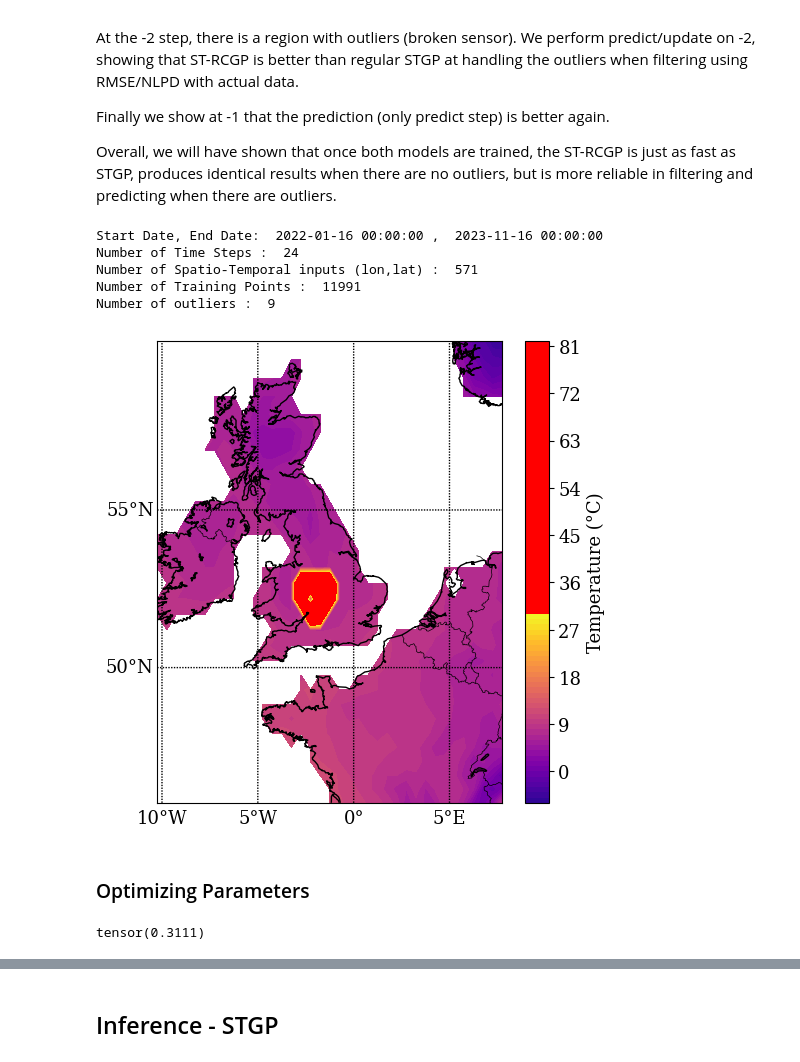
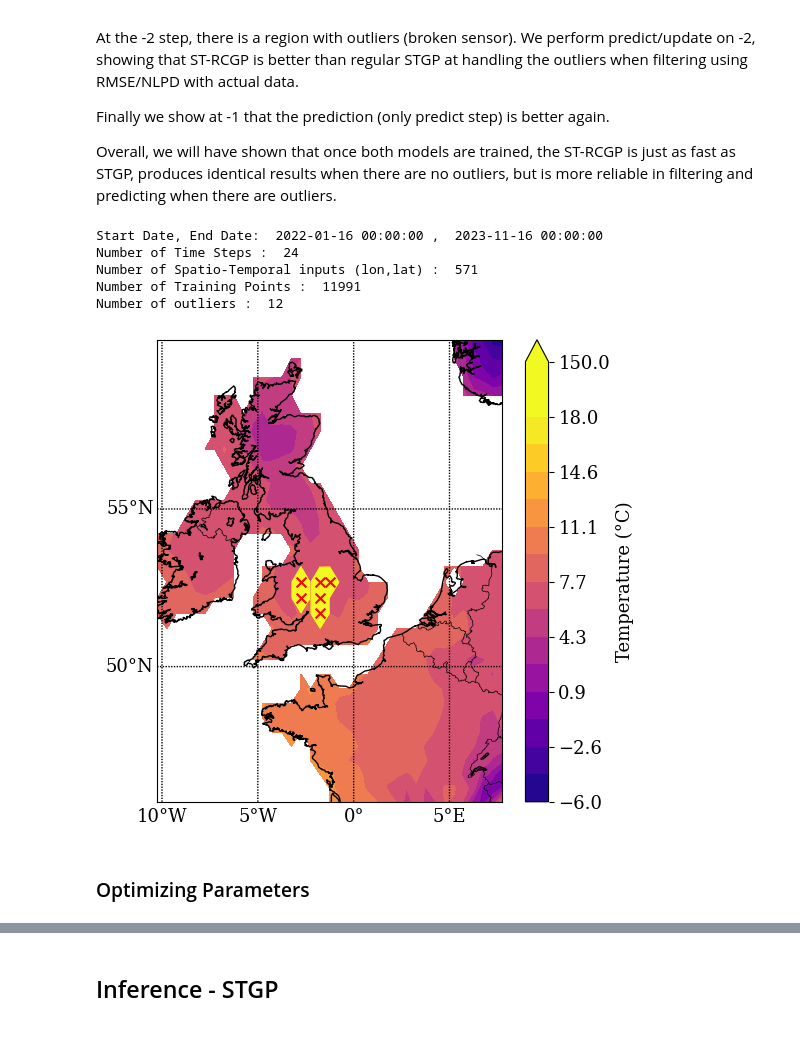
Before and after one commit to williamlaplante/ST-RCGP, a Jupyter notebook: experiments/weather-forecasting/model-fitting.ipynb, the cells around one changed output, grey strips where cells are left out. Drawn from its saved outputs; the diff is of its cells as text; code cells hidden in the pictures.

Commit message:
found problem - time scale. Updated experiment and now ready to do plotting and write results in doc

```diff
--- a/experiments/weather-forecasting/model-fitting.ipynb
+++ b/experiments/weather-forecasting/model-fitting.ipynb
@@ -140,7 +154,7 @@ df = df[(df['lat'] > LAT_MIN) & (df['lat'] < LAT_MAX) & (df['lon'] > LON_MIN) &
 #restricting time steps to desired time span
 df = df[df['time'] > '2022-01-01'].reset_index(drop=True)
 time_numeric = df['time'].astype(int)
-time_numeric = (time_numeric - time_numeric.min())/ (time_numeric.max() - time_numeric.min())
+time_numeric = (time_numeric - time_numeric.min())/ (time_numeric.max() - time_numeric.min()) * 24
 df['time_numeric'] = time_numeric
 
 #Splitting into train/test
@@ -151,10 +165,10 @@ df_train = df[~test_idx].copy()
 #Adding Outliers in -2 idx to test data
 np.random.seed(0)
 outlier_idx_block = (df_test.time==df_test.time.unique()[-2]) & (df_test['lat'] > 51.25) & (df_test['lat'] < 53.25) & (df_test['lon'] > -3) & (df_test['lon'] < -1)
-outlier_idx = np.random.choice(df_test.index[outlier_idx_block], size=int(0.8*len(df_test.index[outlier_idx_block]/2)), replace=False)
+outlier_idx = np.random.choice(df_test.index[outlier_idx_block], size=int(0.5 * len(df_test.index[outlier_idx_block])), replace=False)
 
 df_test.loc[:, "tmp_data"]= df_test.loc[:, "tmp"].copy()
-df_test.loc[outlier_idx, "tmp_data"] = df_test.loc[outlier_idx, "tmp_data"] * 10
+df_test.loc[outlier_idx, "tmp_data"] = np.random.normal(120, scale=10, size=len(outlier_idx)).astype(np.float32)
 
 #Replacing tmp values with NaNs so that we predict
 df_test.loc[df_test.time==df_test.time.unique()[-1], "tmp_data"] = np.nan
@@ -199,10 +213,10 @@ Start Date, End Date:  2022-01-16 00:00:00 ,  2023-11-16 00:00:00
 Number of Time Steps :  24
 Number of Spatio-Temporal inputs (lon,lat) :  571
 Number of Training Points :  11991
-Number of outliers :  9
+Number of outliers :  12
 # %%
-plot_temperature_map(df_test[df_test.time==df_test.time.unique()[-2]], vmin=-8, vmax=30, pred_col="tmp_data")
+plot_temperature_map(df_test[df_test.time==df_test.time.unique()[-2]], vmin=-6, vmax=18, pred_col="tmp_data", outliers_plot=True)
 # %% [output]
-[figure, old version]
+[figure, new version]
 # %% [markdown]
 ### Optimizing Parameters
@@ -218,8 +234,4 @@ def scoring_rule(Ys : tc.Tensor, preds : tc.Tensor, covs : tc.Tensor, R : tc.Ten
     energies = 0.5 * (norm_const + mahalanobis_dist)
 
     return energies.sum()
-# %%
-Ys_train.var(axis=1).max()
-# %% [output]
-tensor(0.3111)
 # %%
```
Also changed, not shown: parts of 24 cells of this notebook, 2 other files.
